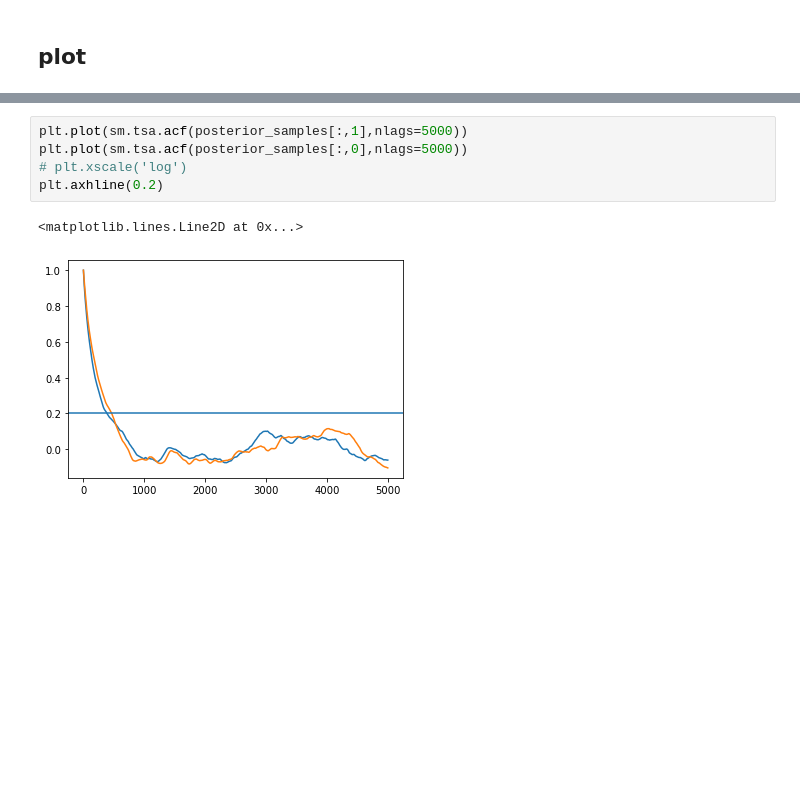
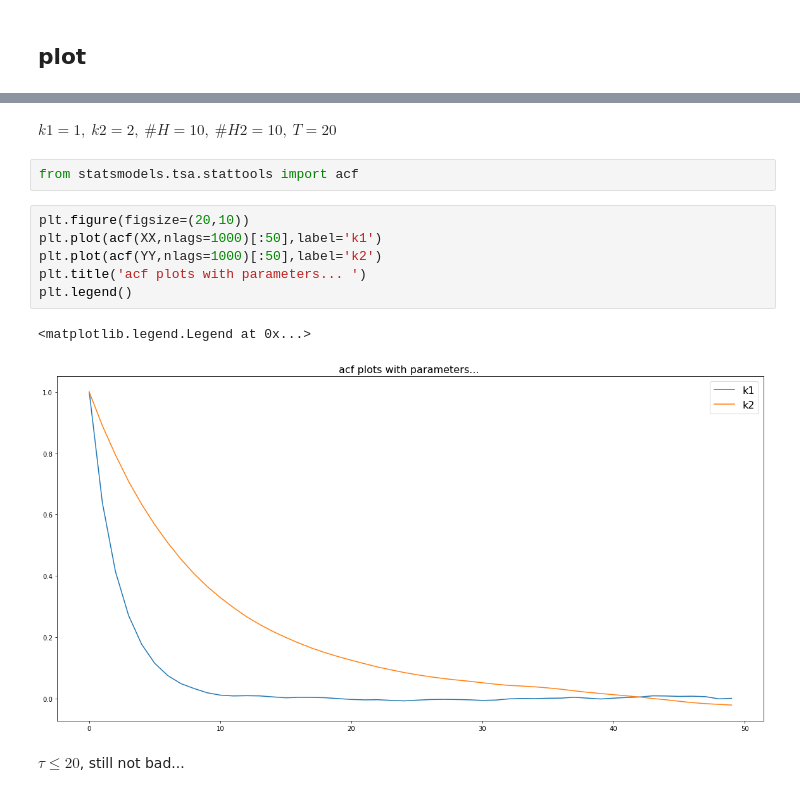
Before and after one commit to WangHaiYang874/ABC22, a Jupyter notebook: done works/gilespe hydrogen mcmc inference 4.ipynb, the cells around one changed output, grey strips where cells are left out. Saved outputs shown, nothing was run; the diff lists cells and outputs as text; blank space fills up the shorter version.

```diff
--- a/done works/gilespe hydrogen mcmc inference 4.ipynb
+++ b/done works/gilespe hydrogen mcmc inference 4.ipynb
@@ -167,8 +137,15 @@ ModuleNotFoundError: No module named 'statsmodels'
-# %%
-plt.plot(sm.tsa.acf(posterior_samples[:,1],nlags=5000))
-plt.plot(sm.tsa.acf(posterior_samples[:,0],nlags=5000))
-# plt.xscale('log')
-plt.axhline(0.2)
-# %% [output]
-<matplotlib.lines.Line2D at 0x...>
-[figure, removed]
+# %% [markdown]
+$k1 = 1,\ k2 = 2,\ \#H = 10,\ \#H2 = 10,\ T = 20$
+# %%
+from statsmodels.tsa.stattools import acf
+# %%
+plt.figure(figsize=(20,10))
+plt.plot(acf(XX,nlags=1000)[:50],label='k1')
+plt.plot(acf(YY,nlags=1000)[:50],label='k2')
+plt.title('acf plots with parameters... ')
+plt.legend()
+# %% [output]
+<matplotlib.legend.Legend at 0x...>
+[figure, added]
+# %% [markdown]
+$\tau \le 20$, still not bad...
```
Also changed, not shown: parts of 8 cells of this notebook.
